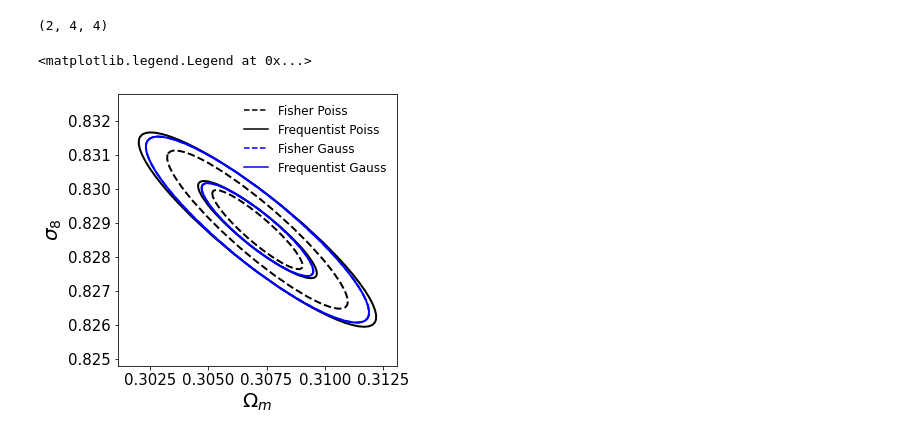
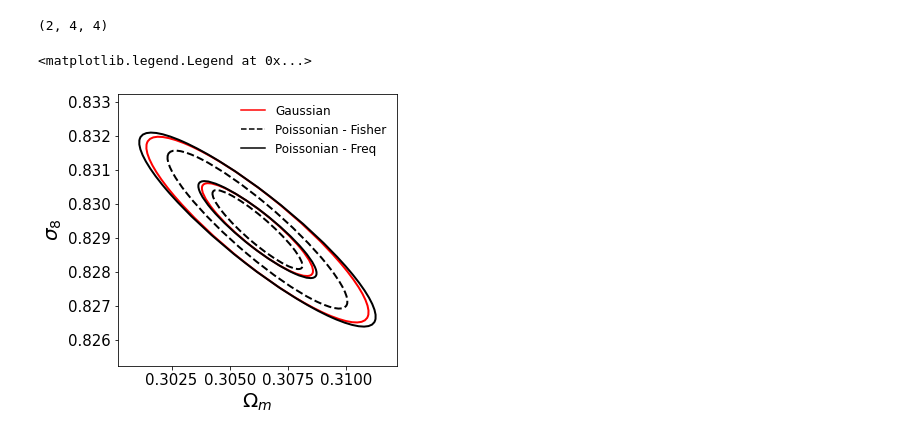
Before and after one commit to payerne/LikelihoodsClusterAbundance, a Jupyter notebook: notebooks/Example_Frequentist_vs_Bayesian_covariance.ipynb, the cells around one changed output. Saved outputs shown, nothing was run; the diff lists cells and outputs as text; code cells hidden in the pictures.

```diff
--- a/notebooks/Example_Frequentist_vs_Bayesian_covariance.ipynb
+++ b/notebooks/Example_Frequentist_vs_Bayesian_covariance.ipynb
@@ -20,4 +20,5 @@ Omega_b_true = 0.048254
 sigma8_true = .8288
 Omegam_true = 0.30711
 True_value = [Omega_c_true + Omega_b_true, sigma8_true]
+True_value=[0.3061958963461571, 0.8292376170567957]
 cosmo = ccl.Cosmology(Omega_c = Omega_c_true, Omega_b = Omega_b_true, h = 0.6777, sigma8 = sigma8_true, n_s=0.96)
@@ -94,18 +98,18 @@ cov_freq_GG=forecast.cov_Frequentist(covFisher_Gauss, d_Abundance, SigmaGGG)
 # %%
 fig, ax = plt.subplots(1,1, figsize=(5,5))
 x=0.006
 y=0.004
-utils._make_ellipse(True_value, covFisher_Poiss, ax, level=0.95, color='k', label = 'Bayes Poiss', ls = '--')
-utils._make_ellipse(True_value, cov_freq_GP, ax, level=0.95, color='k', label = 'Freq Poiss', ls = '-')
-utils._make_ellipse(True_value, covFisher_Gauss, ax, level=0.95, color='b', label = 'Fisher Gauss', ls = '--')
-utils._make_ellipse(True_value, cov_freq_GG, ax, level=0.95, color='b', label = 'Frequentist Gauss', ls = '-')
+utils._make_ellipse(True_value, covFisher_Gauss, ax, level=0.95, color='r', label = 'Gaussian', ls = '-')
+utils._make_ellipse(True_value, covFisher_Poiss, ax, level=0.95, color='k', label = 'Poissonian - Fisher', ls = '--')
+utils._make_ellipse(True_value, cov_freq_GP, ax, level=0.95, color='k', label = 'Poissonian - Freq', ls = '-')
+#utils._make_ellipse(True_value, cov_freq_GG, ax, level=0.95, color='b', label = 'Frequentist Gauss', ls = '-')
 ax.set_xlim(True_value[0]-x, True_value[0]+x)
 ax.set_ylim(True_value[1]-y, True_value[1]+y)
 ax.set_ylabel(r'$\sigma_8$', fontsize=20)
 ax.set_xlabel(r'$\Omega_m$', fontsize=20)
 ax.tick_params(axis='both', which = 'major', labelsize= 15)
 plt.legend(fontsize=12, frameon=False)
-#plt.savefig('illustrate_is.pdf', bbox_inches='tight', dpi=300)
+#plt.savefig('err_Freq_vs_Bayes.pdf', bbox_inches='tight', dpi=300)
 # %% [output]
 <matplotlib.legend.Legend at 0x...>
-[figure, old version]
+[figure, new version]
```
Also changed, not shown: parts of 1 cell of this notebook, 12 other files.
